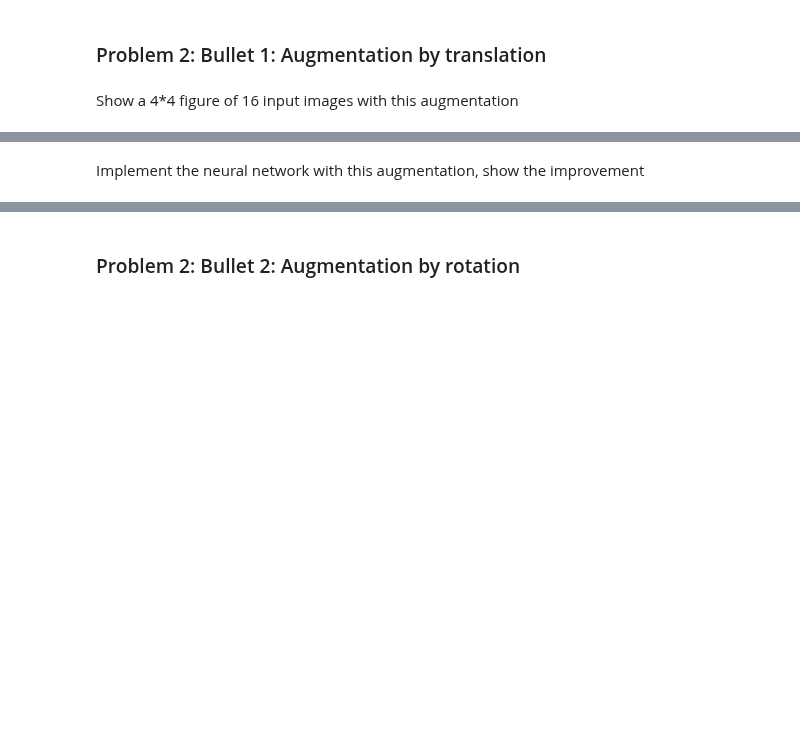
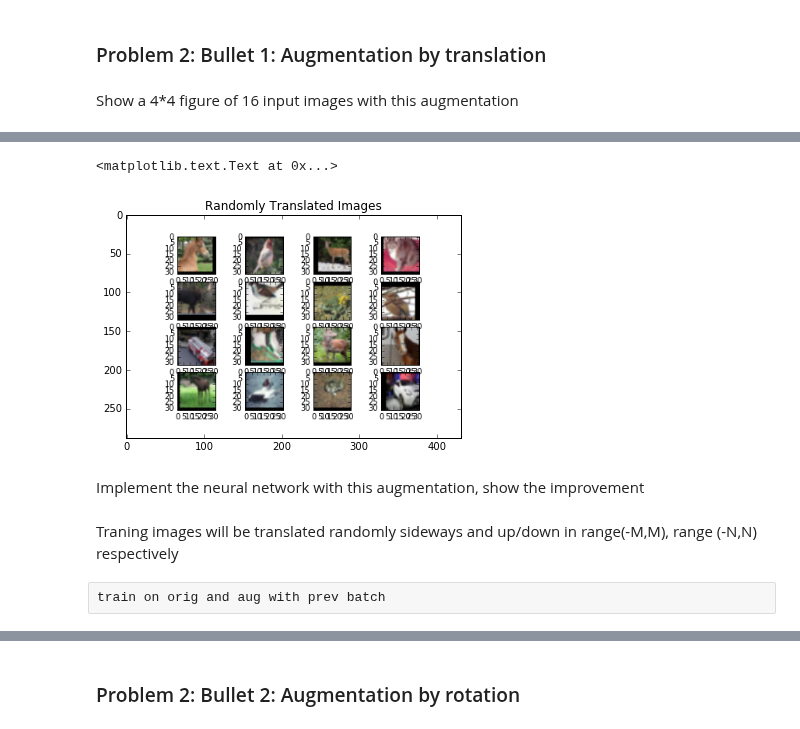
Before and after one commit to sheallika/restoreImages-theano, a Jupyter notebook: src/ecbm_e4040_hw3.ipynb, the cells around one changed output, grey strips where cells are left out. Saved outputs shown, nothing was run; the diff lists cells and outputs as text; code cells hidden in the pictures; blank space fills up the shorter version.

```diff
--- a/src/ecbm_e4040_hw3.ipynb
+++ b/src/ecbm_e4040_hw3.ipynb
@@ -49,2 +88,39 @@ from hw3 import translate_image
+# %%
+import numpy
+from matplotlib import pyplot as plt
+
+from hw3_utils import shared_dataset, load_data
+from hw3_nn import modify
+% matplotlib inline
+
+datasets = load_data(ds_rate=1.000001,theano_shared=False)
+batch_size=64
+
+train_set_x, train_set_y = datasets[0] # randomly take 16 from these
+
+index_array = numpy.arange(len(train_set_x))
+
+numpy.random.shuffle(index_array)
+
+top_16=train_set_x[index_array[:16]]
+
+f, axarr = plt.subplots(4, 4)
+
+for i in range(0,4):
+    for j in range(0,4):
+        x = modify( [top_16[4*i+j]], 1, 5, 5, 0,0, False)
+        plt.axes(axarr[i,j])
+        plt.imshow(x[0].transpose(1,2,0))
+
+f.savefig('translate.png')
+plt.close(f)
+
+import matplotlib.image as mpimg
+img=mpimg.imread('translate.png')
+plt.imshow(img)
+plt.title("Randomly Translated Images")
+# %% [output]
+<matplotlib.text.Text at 0x...>
+[figure, added]
 # %% [markdown]
 Implement the neural network with this augmentation, show the improvement
@@ -52,0 +127,4 @@ from hw3 import test_lenet_translation
+# %% [markdown]
+Traning images will be translated randomly sideways and up/down in range(-M,M), range (-N,N) respectively
+# %% [raw]
+train on orig and aug with prev batch
```
Also changed, not shown: parts of 27 cells of this notebook, 8 other files.
